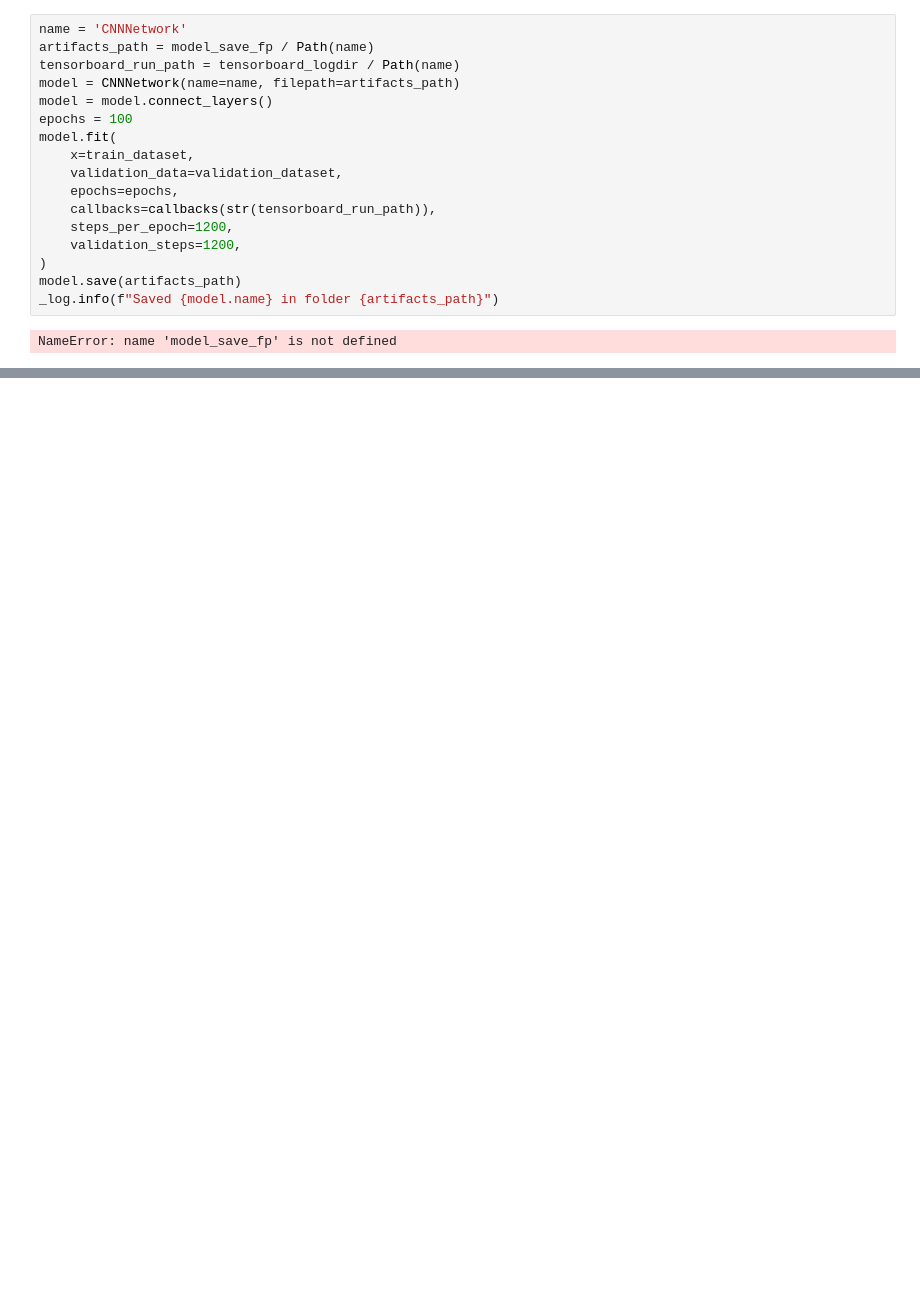
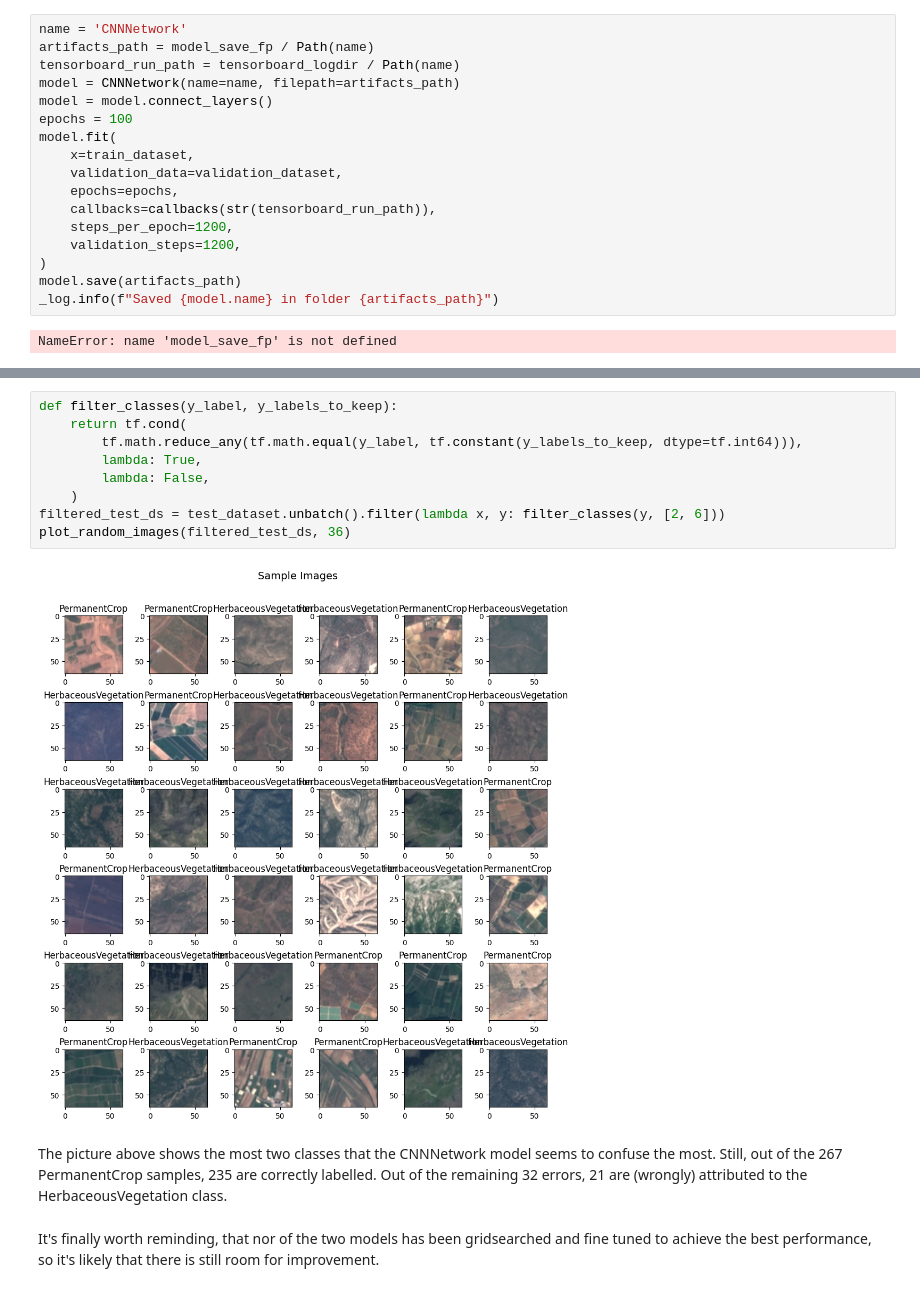
Before and after one commit to rondinini/deeplearning, a Jupyter notebook: eurosat.ipynb, the cells around one changed output, grey strips where cells are left out. Cells and saved outputs as stored; diff of their text form; blank space fills up the shorter version.

```diff
--- a/eurosat.ipynb
+++ b/eurosat.ipynb
@@ -119,0 +235,15 @@ NameError: name 'model_save_fp' is not defined
+# %%
+def filter_classes(y_label, y_labels_to_keep):
+    return tf.cond(
+        tf.math.reduce_any(tf.math.equal(y_label, tf.constant(y_labels_to_keep, dtype=tf.int64))),
+        lambda: True,
+        lambda: False,
+    )
+filtered_test_ds = test_dataset.unbatch().filter(lambda x, y: filter_classes(y, [2, 6]))
+plot_random_images(filtered_test_ds, 36)
+# %% [output]
+[figure, added]
+# %% [markdown]
+The picture above shows the most two classes that the CNNNetwork model seems to confuse the most. Still, out of the 267 PermanentCrop samples, 235 are correctly labelled. Out of the remaining 32 errors, 21 are (wrongly) attributed to the HerbaceousVegetation class.
+# %% [markdown]
+It's finally worth reminding, that nor of the two models has been gridsearched and fine tuned to achieve the best performance, so it's likely that there is still room for improvement.
```
Also changed, not shown: parts of 10 cells of this notebook.
